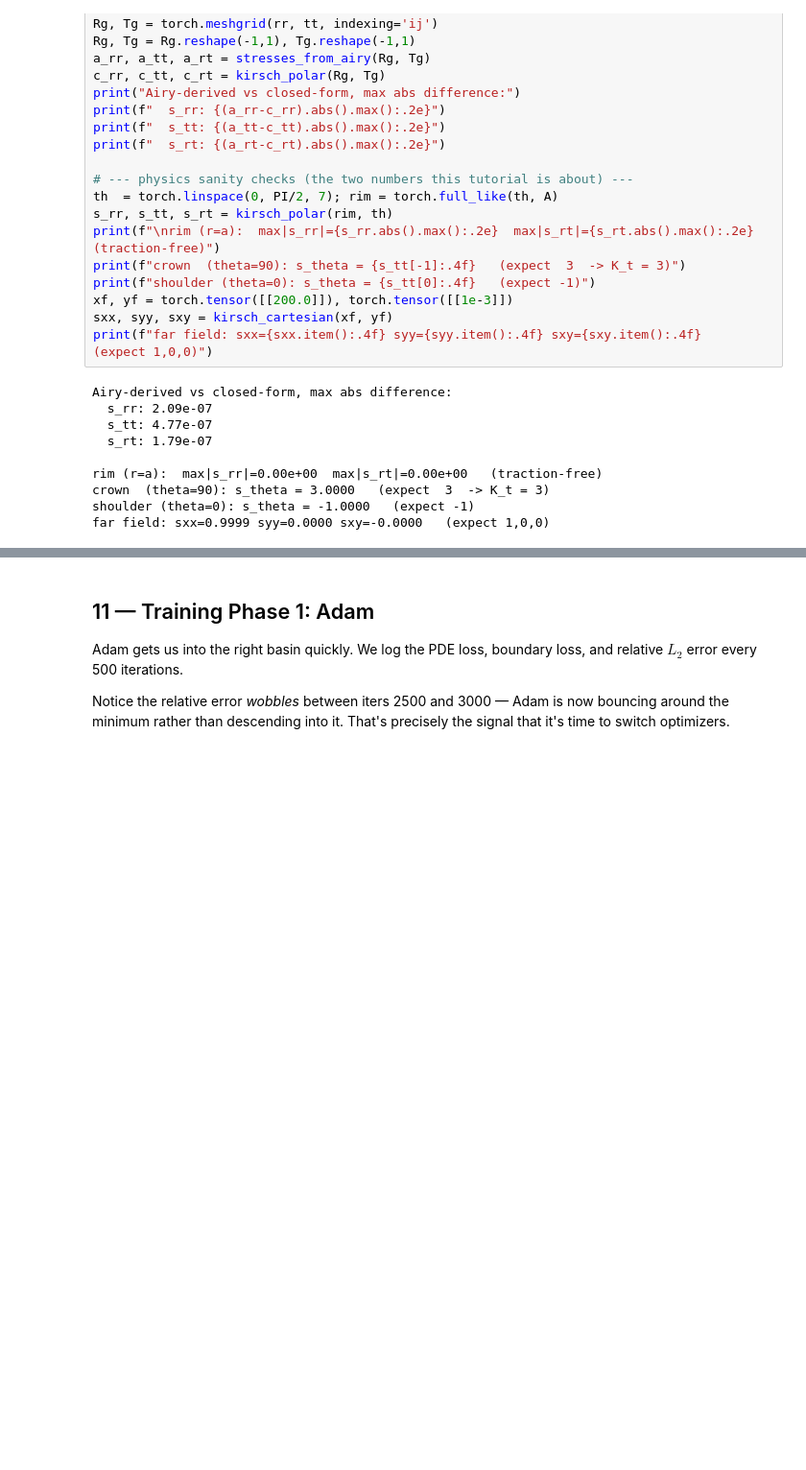
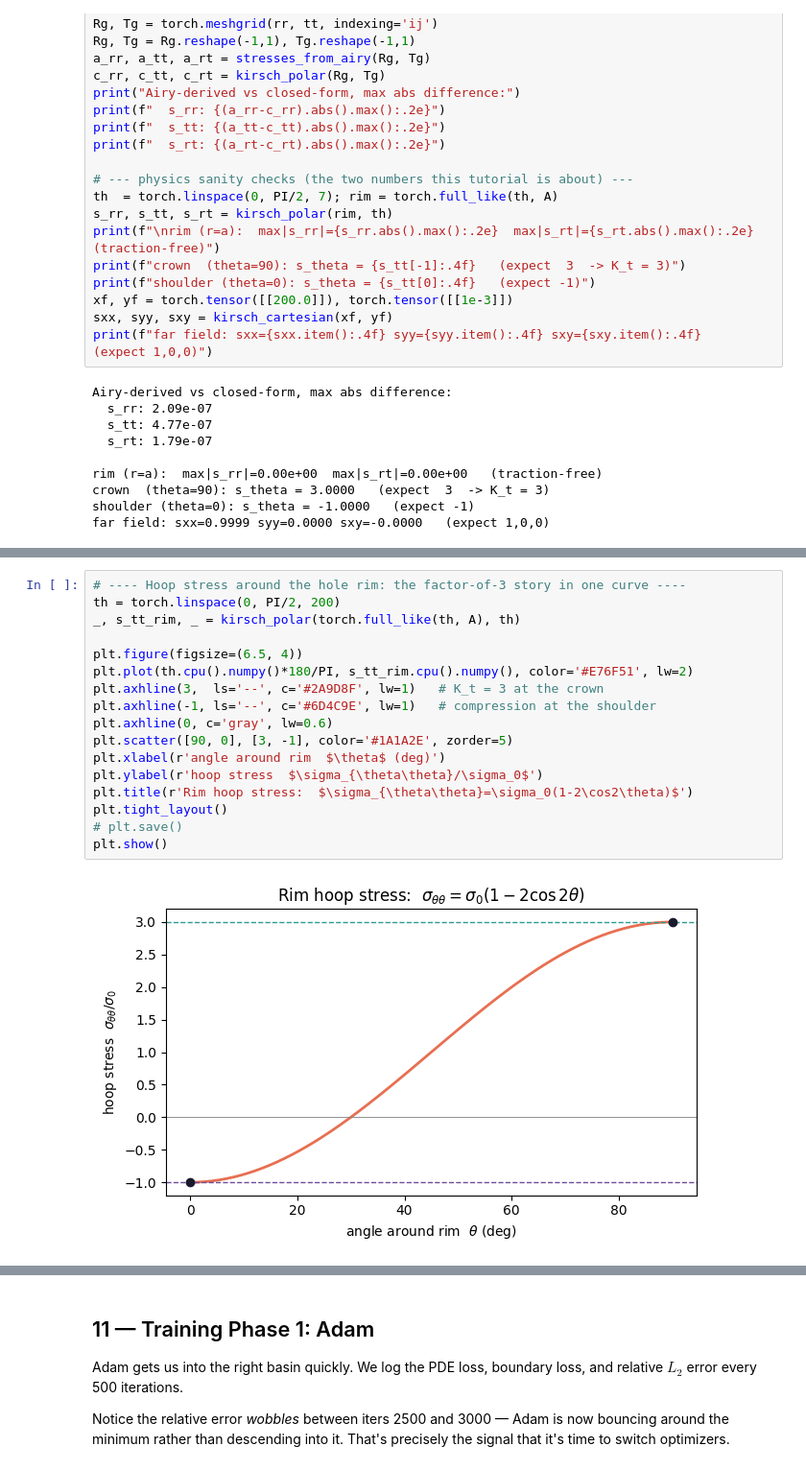
Before and after one commit to rraj-io/PINN_for_Mechanical_Engineer, a Jupyter notebook: PME_Tutorial_03/PME_Tutorial_03_linear_elasticity.ipynb, the cells around one changed output, grey strips where cells are left out. Shown at 96% size. Drawn from its saved outputs; the diff is of its cells as text; blank space fills up the shorter version.

```diff
--- a/PME_Tutorial_03/PME_Tutorial_03_linear_elasticity.ipynb
+++ b/PME_Tutorial_03/PME_Tutorial_03_linear_elasticity.ipynb
@@ -256 +287,20 @@ far field: sxx=0.9999 syy=0.0000 sxy=-0.0000   (expect 1,0,0)
+# %%
+# ---- Hoop stress around the hole rim: the factor-of-3 story in one curve ----
+th = torch.linspace(0, PI/2, 200)
+_, s_tt_rim, _ = kirsch_polar(torch.full_like(th, A), th)
+
+plt.figure(figsize=(6.5, 4))
+plt.plot(th.cpu().numpy()*180/PI, s_tt_rim.cpu().numpy(), color='#E76F51', lw=2)
+plt.axhline(3,  ls='--', c='#2A9D8F', lw=1)   # K_t = 3 at the crown
+plt.axhline(-1, ls='--', c='#6D4C9E', lw=1)   # compression at the shoulder
+plt.axhline(0, c='gray', lw=0.6)
+plt.scatter([90, 0], [3, -1], color='#1A1A2E', zorder=5)
+plt.xlabel(r'angle around rim  $\theta$ (deg)')
+plt.ylabel(r'hoop stress  $\sigma_{\theta\theta}/\sigma_0$')
+plt.title(r'Rim hoop stress:  $\sigma_{\theta\theta}=\sigma_0(1-2\cos2\theta)$')
+plt.tight_layout()
+# plt.save()
+plt.show()
+# %% [output]
+[figure, added]
 # %% [markdown]
```
Also changed, not shown: parts of 17 cells of this notebook, 1 other file.
